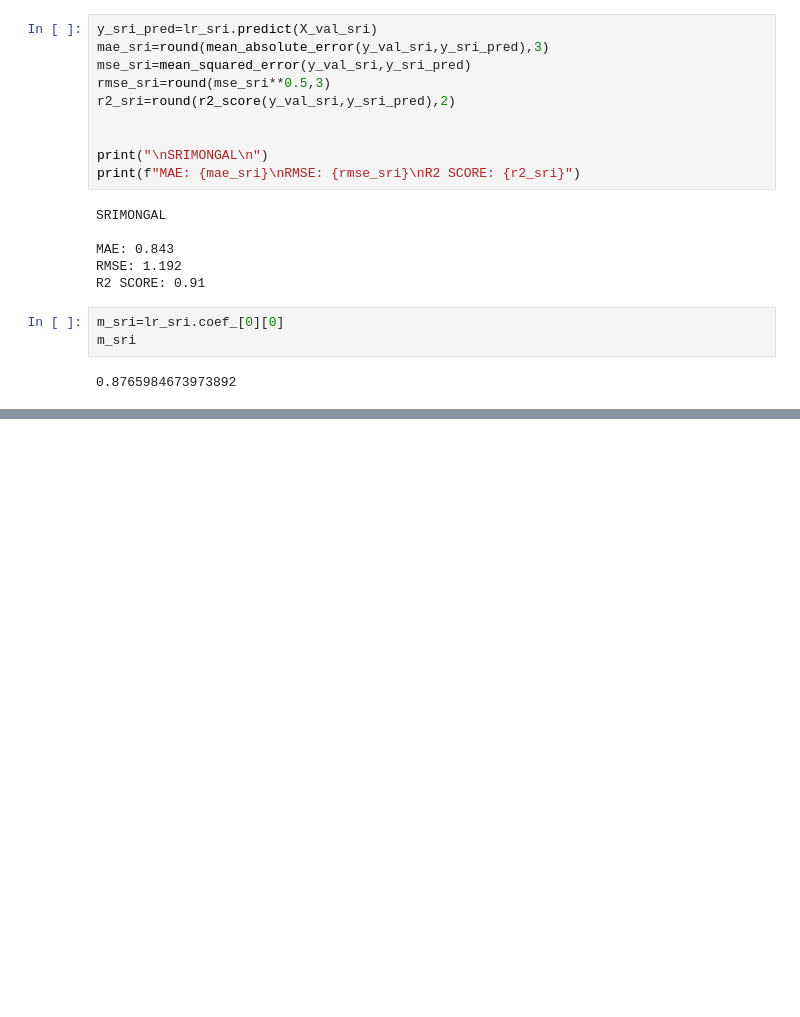
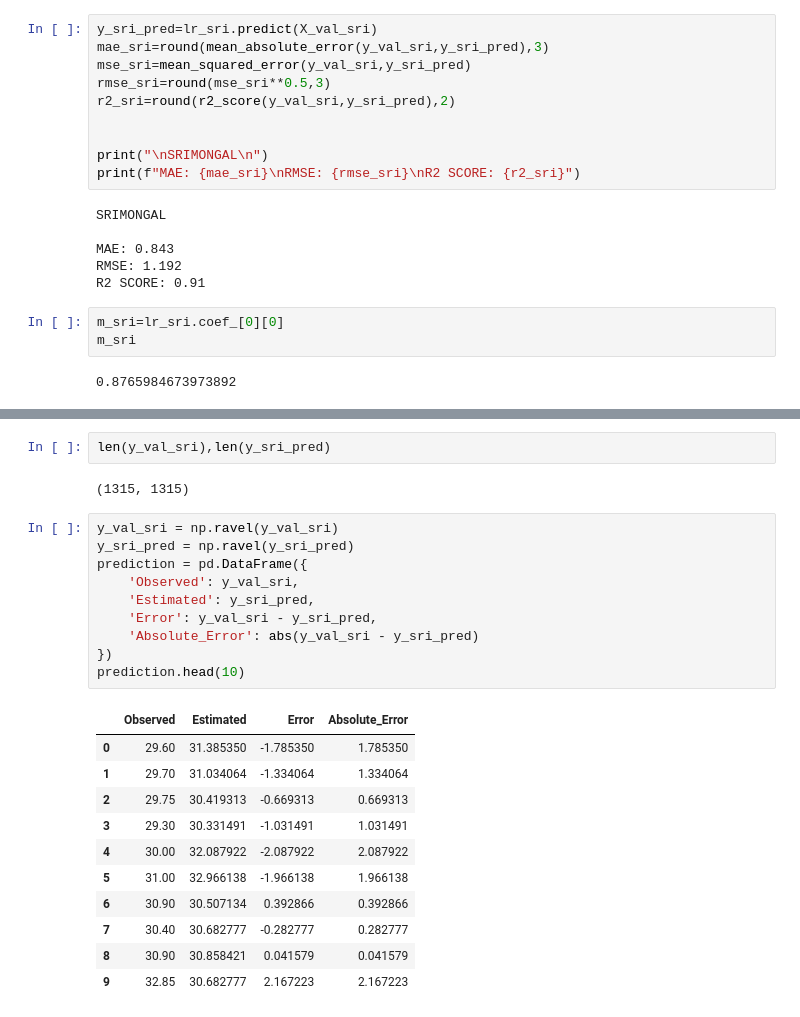
Before and after one commit to AhmShakib/conference-goal, a Jupyter notebook: Conference-LinearRegression-10cm.ipynb, the cells around one changed output, grey strips where cells are left out. Drawn from its saved outputs; the diff is of its cells as text; blank space fills up the shorter version.

```diff
--- a/Conference-LinearRegression-10cm.ipynb
+++ b/Conference-LinearRegression-10cm.ipynb
@@ -505,0 +493,26 @@ c_sri
+# %%
+len(y_val_sri),len(y_sri_pred)
+# %% [output]
+(1315, 1315)
+# %%
+y_val_sri = np.ravel(y_val_sri)
+y_sri_pred = np.ravel(y_sri_pred)
+prediction = pd.DataFrame({
+    'Observed': y_val_sri,
+    'Estimated': y_sri_pred,
+    'Error': y_val_sri - y_sri_pred,
+    'Absolute_Error': abs(y_val_sri - y_sri_pred)
+})
+prediction.head(10)
+# %% [output]
+|  | Observed | Estimated | Error | Absolute_Error |
+| 0 | 29.60 | 31.385350 | -1.785350 | 1.785350 |
+| 1 | 29.70 | 31.034064 | -1.334064 | 1.334064 |
+| 2 | 29.75 | 30.419313 | -0.669313 | 0.669313 |
+| 3 | 29.30 | 30.331491 | -1.031491 | 1.031491 |
+| 4 | 30.00 | 32.087922 | -2.087922 | 2.087922 |
+| 5 | 31.00 | 32.966138 | -1.966138 | 1.966138 |
+| 6 | 30.90 | 30.507134 | 0.392866 | 0.392866 |
+| 7 | 30.40 | 30.682777 | -0.282777 | 0.282777 |
+| 8 | 30.90 | 30.858421 | 0.041579 | 0.041579 |
+| 9 | 32.85 | 30.682777 | 2.167223 | 2.167223 |
```
Also changed, not shown: parts of 23 cells of this notebook, 2 other files.
